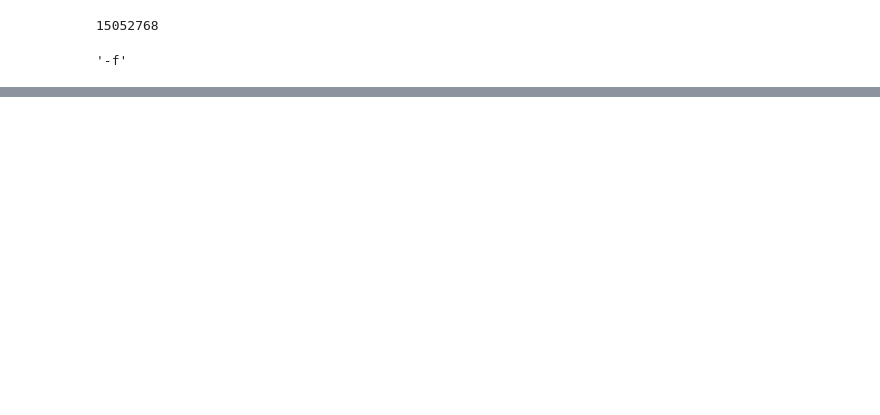
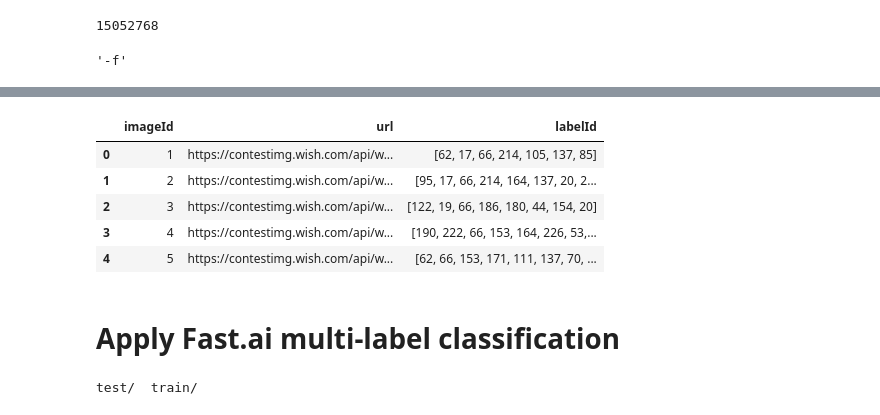
Before and after one commit to Muosvr/iMaterialistChallenge, a Jupyter notebook: iMaterialist-Challenge.ipynb, the cells around one changed output, grey strips where cells are left out. Drawn from its saved outputs; the diff is of its cells as text; code cells hidden in the pictures; blank space fills up the shorter version.

```diff
--- a/iMaterialist-Challenge.ipynb
+++ b/iMaterialist-Challenge.ipynb
@@ -100,0 +152,7 @@ fnames_urls
+# %%
+#validation data
+val_img_url = validation['images']
+val_img_url = pd.DataFrame(val_img_url)
+val_ann = validation['annotations']
+val_ann = pd.DataFrame(val_ann)
+validation = pd.merge(val_img_url, val_ann, on='imageId', how='inner' )
@@ -100,0 +177,11 @@ fnames_urls
+# %%
+validation.head()
+# %% [output]
+|  | imageId | url | labelId |
+| 0 | 1 | https://contestimg.wish.com/api/w... | [62, 17, 66, 214, 105, 137, 85] |
+| 1 | 2 | https://contestimg.wish.com/api/w... | [95, 17, 66, 214, 164, 137, 20, 2... |
+| 2 | 3 | https://contestimg.wish.com/api/w... | [122, 19, 66, 186, 180, 44, 154, 20] |
+| 3 | 4 | https://contestimg.wish.com/api/w... | [190, 222, 66, 153, 164, 226, 53,... |
+| 4 | 5 | https://contestimg.wish.com/api/w... | [62, 66, 153, 171, 111, 137, 70, ... |
+# %% [markdown]
+# Apply Fast.ai multi-label classification
@@ -100,0 +213,4 @@ fnames_urls
+# %%
+ls {PATH}
+# %% [output]
+test/  train/
```
Also changed, not shown: parts of 22 cells of this notebook.
